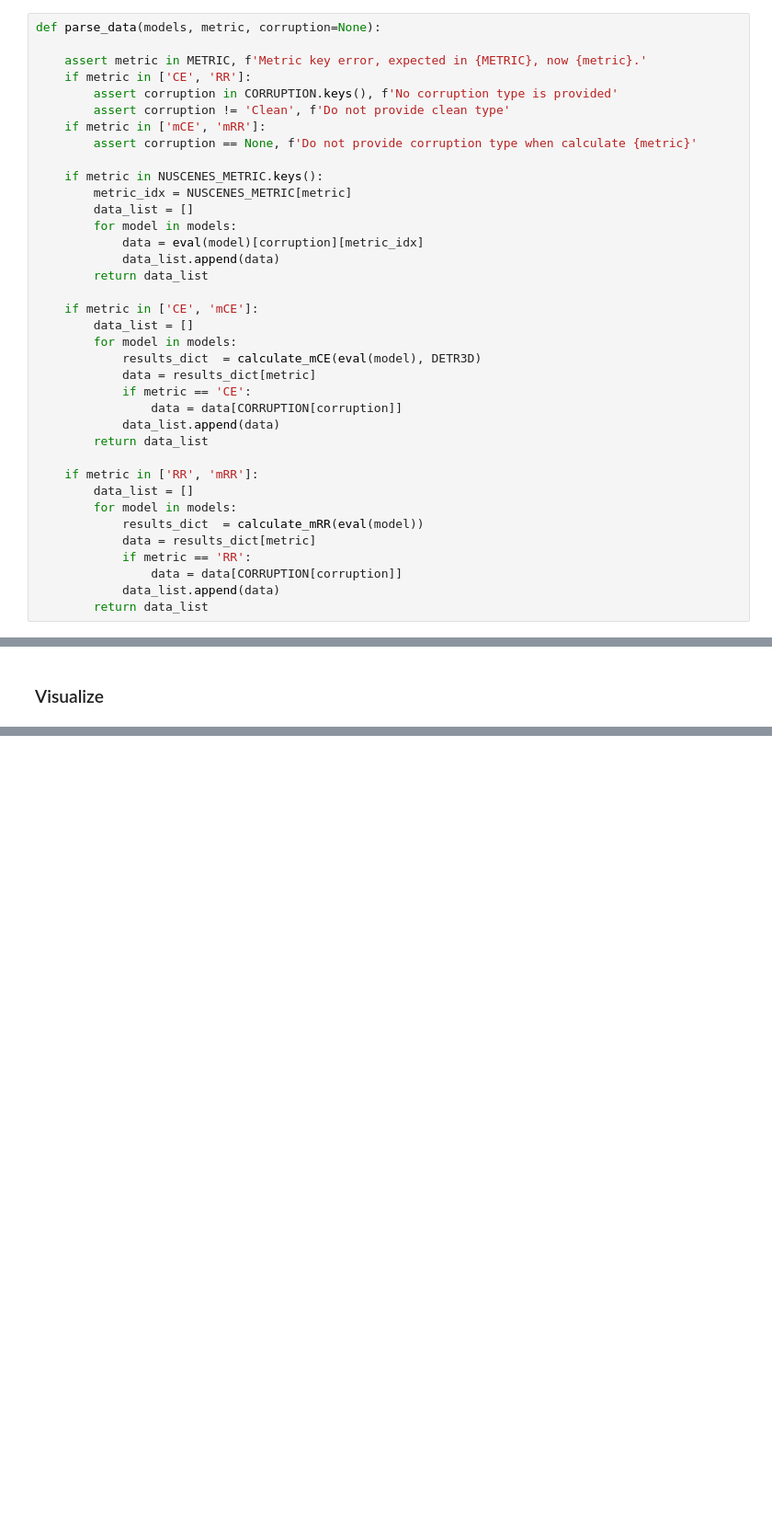
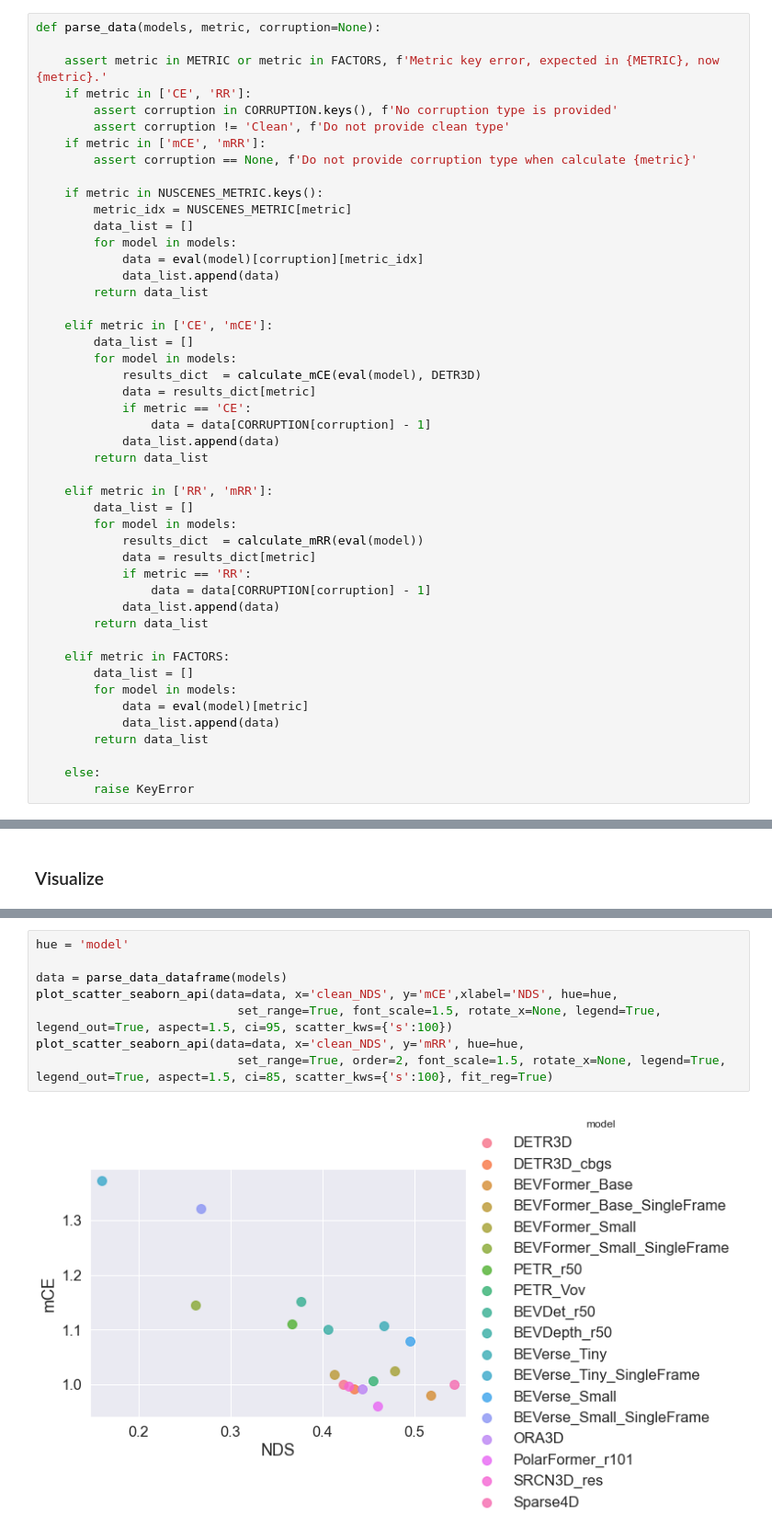
Before and after one commit to Daniel-xsy/RoboBEV, a Jupyter notebook: corruptions/tools/visual_tools/visualize.ipynb, the cells around one changed output, grey strips where cells are left out. Shown at 92% size. Saved outputs shown, nothing was run; the diff lists cells and outputs as text; blank space fills up the shorter version.

```diff
--- a/corruptions/tools/visual_tools/visualize.ipynb
+++ b/corruptions/tools/visual_tools/visualize.ipynb
@@ -309,7 +529,7 @@ CORRUPTION = {'clean' : 0,
 # %%
 def parse_data(models, metric, corruption=None):
 
-    assert metric in METRIC, f'Metric key error, expected in {METRIC}, now {metric}.'
+    assert metric in METRIC or metric in FACTORS, f'Metric key error, expected in {METRIC}, now {metric}.'
     if metric in ['CE', 'RR']:
         assert corruption in CORRUPTION.keys(), f'No corruption type is provided'
         assert corruption != 'Clean', f'Do not provide clean type'
@@ -324,25 +544,35 @@ def parse_data(models, metric, corruption=None):
             data_list.append(data)
         return data_list
 
-    if metric in ['CE', 'mCE']:
+    elif metric in ['CE', 'mCE']:
         data_list = []
         for model in models:
             results_dict  = calculate_mCE(eval(model), DETR3D)
             data = results_dict[metric]
             if metric == 'CE':
-                data = data[CORRUPTION[corruption]]
+                data = data[CORRUPTION[corruption] - 1]
             data_list.append(data)
         return data_list
 
-    if metric in ['RR', 'mRR']:
+    elif metric in ['RR', 'mRR']:
         data_list = []
         for model in models:
             results_dict  = calculate_mRR(eval(model))
             data = results_dict[metric]
             if metric == 'RR':
-                data = data[CORRUPTION[corruption]]
+                data = data[CORRUPTION[corruption] - 1]
             data_list.append(data)
         return data_list
+
+    elif metric in FACTORS:
+        data_list = []
+        for model in models:
+            data = eval(model)[metric]
+            data_list.append(data)
+        return data_list
+
+    else:
+        raise KeyError
 # %% [markdown]
 Use the parser to get data for X-axis or Y-axis:
 # %%
@@ -394,0 +740,10 @@ plot_scatter_api(clean_NDS, mCE, models, 'NDS', 'mCE', out_path='../../figs/test
+# %%
+hue = 'model'
+
+data = parse_data_dataframe(models)
+plot_scatter_seaborn_api(data=data, x='clean_NDS', y='mCE',xlabel='NDS', hue=hue,
+                            set_range=True, font_scale=1.5, rotate_x=None, legend=True, legend_out=True, aspect=1.5, ci=95, scatter_kws={'s':100})
+plot_scatter_seaborn_api(data=data, x='clean_NDS', y='mRR', hue=hue,
+                            set_range=True, order=2, font_scale=1.5, rotate_x=None, legend=True, legend_out=True, aspect=1.5, ci=85, scatter_kws={'s':100}, fit_reg=True)
+# %% [output]
+[figure, added]
```
Also changed, not shown: parts of 53 cells of this notebook.
